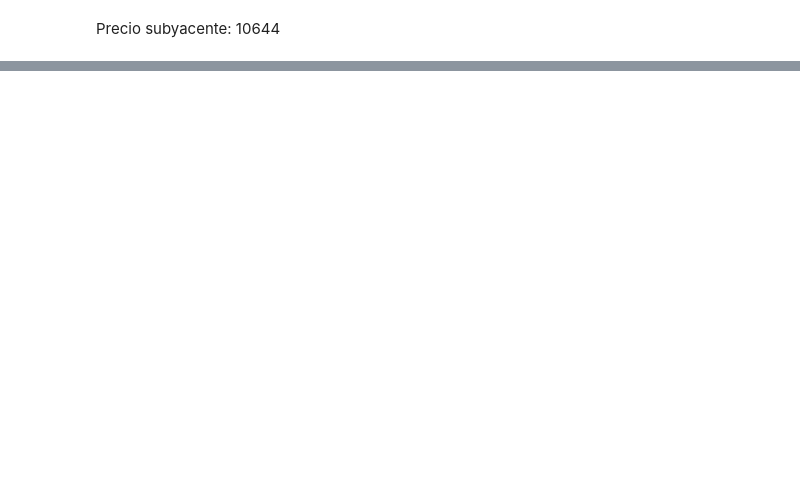
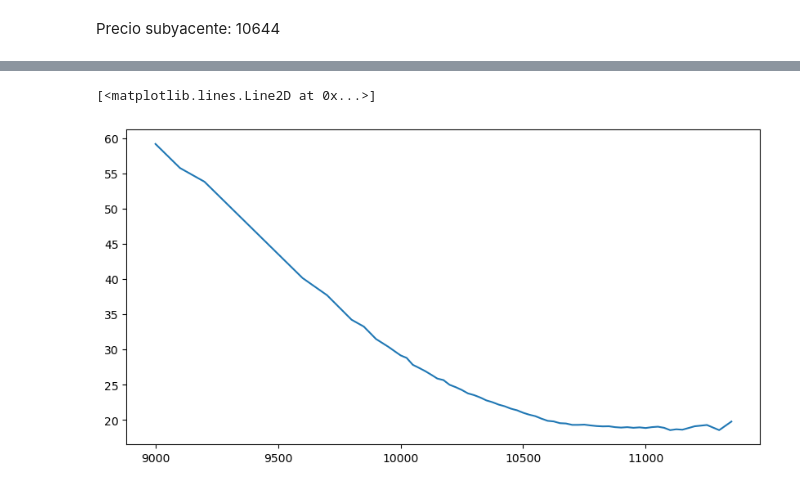
Before and after one commit to aperezcoscu/Practica-3, a Jupyter notebook: Practica.ipynb, the cells around one changed output, grey strips where cells are left out. Saved outputs shown, nothing was run; the diff lists cells and outputs as text; code cells hidden in the pictures; blank space fills up the shorter version.

```diff
--- a/Practica.ipynb
+++ b/Practica.ipynb
@@ -315,0 +362,4 @@ plt.plot(vol_dates['Fecha 6']['Volatilidad Implícita'])
+# %%
+filtered_data = vol_dates['Fecha 2'][vol_dates['Fecha 2']['Tipo'] == 'OCE']
+# %%
+filtered_data = filtered_data.dropna()
@@ -315,0 +386,7 @@ plt.plot(vol_dates['Fecha 6']['Volatilidad Implícita'])
+# %%
+# Graficar Volatilidad Implícita en función de Strike
+plt.figure(figsize=(10, 5))
+plt.plot(filtered_data['Strike'], filtered_data['Volatilidad Implícita'])
+# %% [output]
+[<matplotlib.lines.Line2D at 0x...>]
+[figure, added]
```
Also changed, not shown: parts of 20 cells of this notebook, 1 other file.
